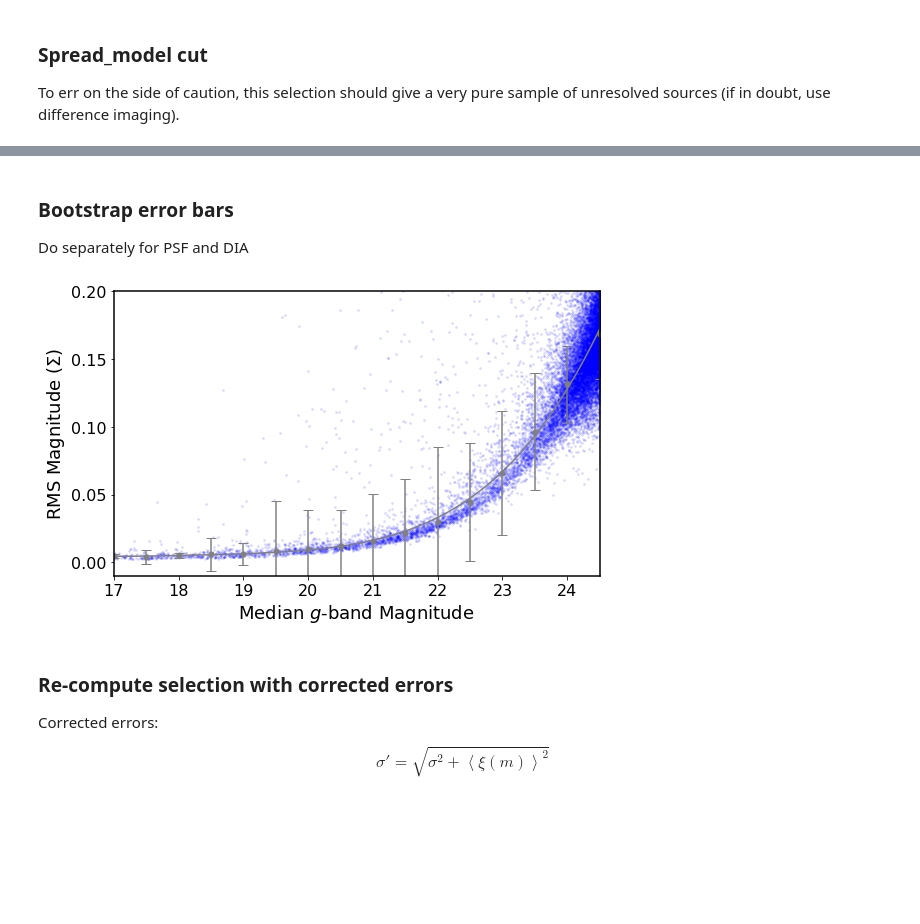
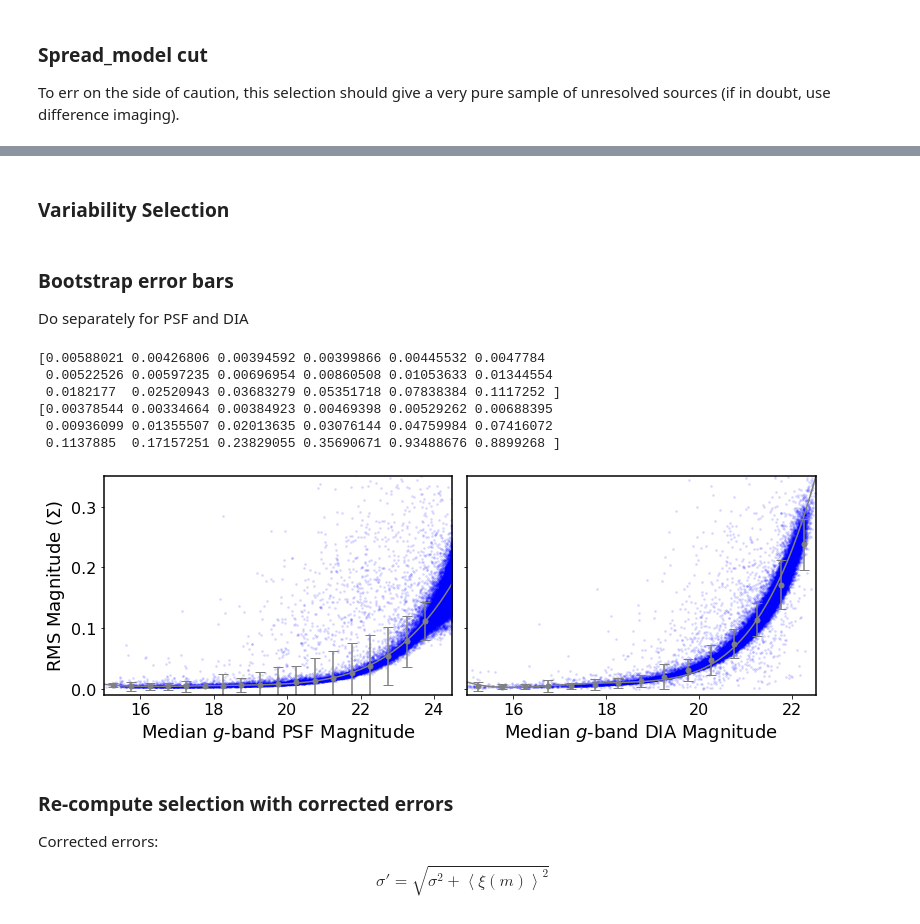
Before and after one commit to burke86/deep_field_dwarf_agn, a Jupyter notebook: selection.ipynb, the cells around one changed output, grey strips where cells are left out. Drawn from its saved outputs; the diff is of its cells as text; code cells hidden in the pictures; blank space fills up the shorter version.

```diff
--- a/selection.ipynb
+++ b/selection.ipynb
@@ -34,16 +40,15 @@ SV:
 `with SNVAR_TEMP_1 as (select CATALOGNAME, MAG_ZERO, SIGMA_MAG_ZERO, MAG_ONE, SIGMA_MAG_ONE, MJD_OBS from  Y4A1_EXPOSURE join Y4A1_ZEROPOINT on Y4A1_EXPOSURE.expnum = Y4A1_ZEROPOINT.expnum where field like 'SN-C3' and Y4A1_ZEROPOINT.flag < 16 and Y4A1_ZEROPOINT.source = 'FGCM' and Y4A1_ZEROPOINT.version='v2.0' and MJD_OBS<56400 and EXPTIME > 30 order by CATALOGNAME ) select RA, DEC, MJD_OBS, Y4A1_FINALCUT_OBJECT.FLUX_PSF*POWER(10,-0.4*MAG_ZERO+9) as FLUX_PSF, SQRT(POWER(1.09*SIGMA_MAG_ZERO*Y4A1_FINALCUT_OBJECT.FLUX_PSF, 2) + POWER(Y4A1_FINALCUT_OBJECT.FLUXERR_PSF, 2))*POWER(10,-0.4*MAG_ZERO+9) as FLUXERR_PSF, SPREAD_MODEL, BAND  from Y4A1_FINALCUT_OBJECT, SNVAR_TEMP_1 where CATALOGNAME = FILENAME and BAND='g' order by DEC, RA; > /data/des80.a/data/cburke/sv_c3_g_light_curves.csv`
 # %%
 # Read light curves
-files = glob.glob('data/*_c3_g_light_curves*.csv')
+files = glob.glob('/data/des80.a/data/cburke/*_c3_g_light_curves*.csv')
 print(files)
-files = [files[0]] # TEST!!
 df_lc_psf = pd.concat([pd.read_csv(f) for f in files], axis=0, join='inner')
 # Lower-case column names
 df_lc_psf.columns = df_lc_psf.columns.str.lower()
 df_lc_psf['roms'] = [-1]*len(df_lc_psf)
 # Combine on RA, dec (effectively match to 0.5 arcsec)
-df_lc_psf['ra_as'] = np.around(df_lc_psf['ra']*3600*2,0)/2.0 # deg->arcsec
-df_lc_psf['dec_as'] = np.around(df_lc_psf['dec']*3600*2,0)/2.0 # deg->arcsec
+df_lc_psf['ra_as'] = np.around(df_lc_psf['ra']*3600,0) # deg->arcsec
+df_lc_psf['dec_as'] = np.around(df_lc_psf['dec']*3600,0) # deg->arcsec
 coord_unique = np.unique(np.array([df_lc_psf['ra_as'],df_lc_psf['dec_as']]).T,axis=0)
 # Create SkyCoord
 coord_des_psf = SkyCoord(coord_unique[:,0],coord_unique[:,1],unit=u.arcsec)
@@ -398,35 +444,69 @@ del selected # Clear up some memory
+# %% [markdown]
+### Variability Selection
+# %%
+var_columns = ['snr','rms','std','med_mag']
+# PSF selection
+selected = light_curves_psf.apply(select, axis=1)
+selected = [row for row in selected.to_numpy() if row is not None]
+var_psf = pd.DataFrame(selected, columns=var_columns)
+# DIA selection
+selected = light_curves_dia.apply(select, axis=1)
+selected = [row for row in selected.to_numpy() if row is not None]
+var_dia = pd.DataFrame(selected, columns=var_columns)
 # %% [markdown]
 ### Bootstrap error bars
 
 Do separately for PSF and DIA
 # %%
-resolved = (summary['dia']==False)
-
-bin_edges = np.arange(16.75,25.25,0.5)
-fig,ax = plt.subplots(1,1,figsize=(8,5), sharey=True)
-bin_std, bin_edges, binnumber = st.binned_statistic(summary['med_mag'][resolved],summary['rms'][resolved],statistic='std',bins=bin_edges)
-bin_med, bin_edges, binnumber = st.binned_statistic(summary['med_mag'][resolved],summary['rms'][resolved],statistic='median',bins=bin_edges)
+bin_edges = np.arange(15.0,24.25,0.5)
+fig,ax = plt.subplots(1,2,figsize=(11,4), sharey=True)
+bin_std_psf, bin_edges, binnumber = st.binned_statistic(var_psf['med_mag'],var_psf['std'],statistic='std',bins=bin_edges)
+bin_med_psf, bin_edges, binnumber = st.binned_statistic(var_psf['med_mag'],var_psf['std'],statistic='median',bins=bin_edges)
+bin_std_dia, bin_edges, binnumber = st.binned_statistic(var_dia['med_mag'],var_dia['std'],statistic='std',bins=bin_edges)
+bin_med_dia, bin_edges, binnumber = st.binned_statistic(var_dia['med_mag'],var_dia['std'],statistic='median',bins=bin_edges)
 bin_width = (bin_edges[1] - bin_edges[0])
 bin_centers = bin_edges[1:] - bin_width/2
 
-# Fit fourth-order polynomial (a la Sesar et al 2007)
-x_eval = np.linspace(17,25,100)
-coefs_psf = poly.polyfit(bin_centers, bin_med, 4, w=1/bin_std)
-ffit = poly.polyval(x_eval, coefs_psf)
+print(bin_med_psf)
+print(bin_med_dia)
 
-ax.scatter(summary['med_mag'],summary['rms'],c='b', s=3, alpha=0.1)
-ax.errorbar(bin_centers,bin_med,yerr=bin_std,c='grey',fmt='.',capsize=5, ms=10)
-ax.plot(x_eval, ffit,c='grey', lw=1.5)
+# Fit fourth-order polynomial (Sesar et al 2007)
+x_eval = np.linspace(14,25,100)
+coefs_psf = poly.polyfit(bin_centers, bin_med_psf, 4, w=1/bin_std_psf)
+ffit_psf = poly.polyval(x_eval, coefs_psf)
+coefs_dia = poly.polyfit(bin_centers, bin_med_dia, 4, w=1/bin_std_dia)
+ffit_dia = poly.polyval(x_eval, coefs_dia)
 
-ax.set_ylim(-0.01,0.2)
-ax.set_xlim(17,24.5)
-ax.set_ylabel(r'RMS Magnitude ($\Sigma$)', fontsize=18)
-ax.set_xlabel('Median $g$-band Magnitude', fontsize=18)
-ax.tick_params('both',labelsize=16)
+# Save
+np.save('coefs_psf',coefs_psf)
+np.save('coefs_dia',coefs_dia)
+
+# Plot
+ax[0].scatter(var_psf['med_mag'],var_psf['std'],c='b', s=3, alpha=0.1)
+ax[0].errorbar(bin_centers,bin_med_psf,yerr=bin_std_psf,c='grey',fmt='.',capsize=5, ms=10)
+ax[0].plot(x_eval, ffit_psf,c='grey', lw=1.5)
+ax[1].scatter(var_dia['med_mag'],var_dia['std'],c='b', s=3, alpha=0.1)
+ax[1].errorbar(bin_centers,bin_med_dia,yerr=bin_std_dia,c='grey',fmt='.',capsize=5, ms=10)
+ax[1].plot(x_eval, ffit_dia,c='grey', lw=1.5)
+
+ax[0].set_ylim(-0.01,0.35)
+ax[0].set_xlim(15,24.5)
+ax[1].set_xlim(15,22.5)
+ax[0].set_ylabel(r'RMS Magnitude ($\Sigma$)', fontsize=18)
+ax[0].set_xlabel('Median $g$-band PSF Magnitude', fontsize=18)
+ax[1].set_xlabel('Median $g$-band DIA Magnitude', fontsize=18)
+ax[0].tick_params('both',labelsize=16)
+ax[1].tick_params('both',labelsize=16)
 fig.tight_layout()
 fig.savefig('figures/correction.pdf', dpi=300)
 # %% [output]
+[0.00588021 0.00426806 0.00394592 0.00399866 0.00445532 0.0047784
+ 0.00522526 0.00597235 0.00696954 0.00860508 0.01053633 0.01344554
+ 0.0182177  0.02520943 0.03683279 0.05351718 0.07838384 0.1117252 ]
+[0.00378544 0.00334664 0.00384923 0.00469398 0.00529262 0.00688395
+ 0.00936099 0.01355507 0.02013635 0.03076144 0.04759984 0.07416072
+ 0.1137885  0.17157251 0.23829055 0.35690671 0.93488676 0.8899268 ]
-[figure, old version]
+[figure, new version]
 # %% [markdown]
 ### Re-compute selection with corrected errors
 
```
Also changed, not shown: parts of 85 cells of this notebook.
